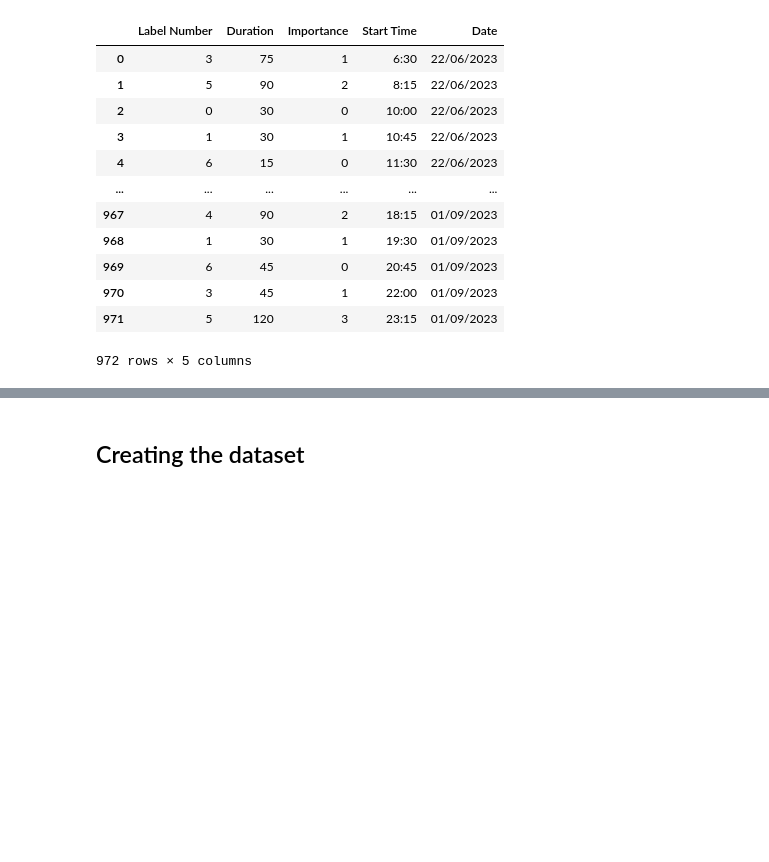
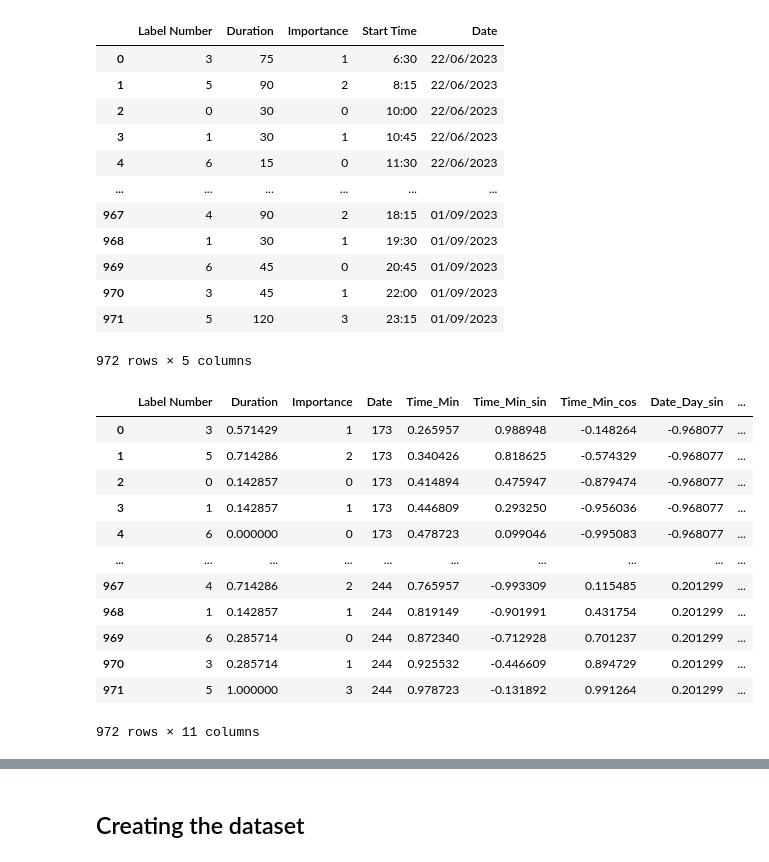
Before and after one commit to sofi12321/healthy-based-productivity, a Jupyter notebook: Model/model_test.ipynb, the cells around one changed output, grey strips where cells are left out. Saved outputs shown, nothing was run; the diff lists cells and outputs as text; code cells hidden in the pictures; blank space fills up the shorter version.

```diff
--- a/Model/model_test.ipynb
+++ b/Model/model_test.ipynb
@@ -61,3 +61,19 @@ data
 972 rows × 5 columns
 # %%
 input_data, type_vector, output_vector = preproc.preprocess(data)
+# %%
+input_data
+# %% [output]
+|  | Label Number | Duration | Importance | Date | Time_Min | Time_Min_sin | Time_Min_cos | Date_Day_sin | ... |
+| 0 | 3 | 0.571429 | 1 | 173 | 0.265957 | 0.988948 | -0.148264 | -0.968077 | ... |
+| 1 | 5 | 0.714286 | 2 | 173 | 0.340426 | 0.818625 | -0.574329 | -0.968077 | ... |
+| 2 | 0 | 0.142857 | 0 | 173 | 0.414894 | 0.475947 | -0.879474 | -0.968077 | ... |
+| 3 | 1 | 0.142857 | 1 | 173 | 0.446809 | 0.293250 | -0.956036 | -0.968077 | ... |
+| 4 | 6 | 0.000000 | 0 | 173 | 0.478723 | 0.099046 | -0.995083 | -0.968077 | ... |
+| ... | ... | ... | ... | ... | ... | ... | ... | ... | ... |
+| 967 | 4 | 0.714286 | 2 | 244 | 0.765957 | -0.993309 | 0.115485 | 0.201299 | ... |
+| 968 | 1 | 0.142857 | 1 | 244 | 0.819149 | -0.901991 | 0.431754 | 0.201299 | ... |
+| 969 | 6 | 0.285714 | 0 | 244 | 0.872340 | -0.712928 | 0.701237 | 0.201299 | ... |
+| 970 | 3 | 0.285714 | 1 | 244 | 0.925532 | -0.446609 | 0.894729 | 0.201299 | ... |
+| 971 | 5 | 1.000000 | 3 | 244 | 0.978723 | -0.131892 | 0.991264 | 0.201299 | ... |
+972 rows × 11 columns
```
Also changed, not shown: parts of 18 cells of this notebook, 6 other files.
